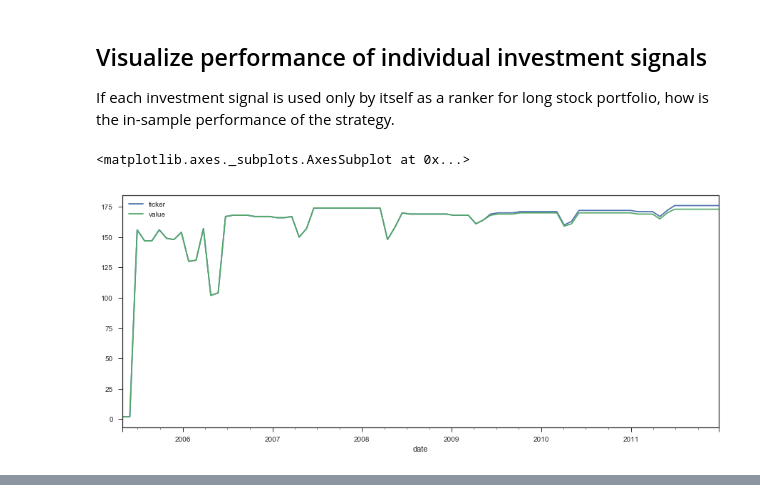
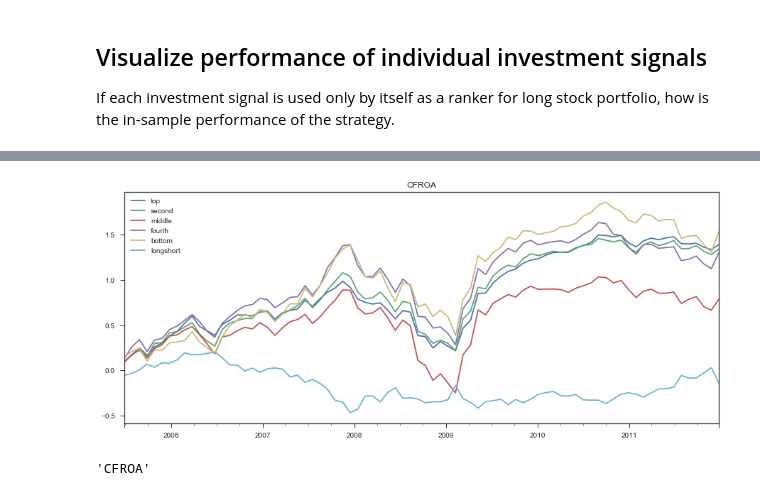
Before and after one commit to SiluPanda/capstone, a Jupyter notebook: CapstoneProject.ipynb, the cells around one changed output, grey strips where cells are left out. Saved outputs shown, nothing was run; the diff lists cells and outputs as text; code cells hidden in the pictures.

```diff
--- a/CapstoneProject.ipynb
+++ b/CapstoneProject.ipynb
@@ -254,7 +284,7 @@ def createTrainingAndTestSet(dfn,prc):
 # %%
 %%time
 #Call the function defined above to get training and test sets
-X_train,y_train, X_test,y_test = createTrainingAndTestSet(dfn,prc)
+X_train,y_train, X_test,y_test = createTrainingAndTestSet(dfn,prc,False)
 # %% [output]
 earnings_release_dates.csv found, loading from it.
 If you want to download from NSE, delete this file
@@ -304,19 +350,38 @@ feature_desription.groupby('category').apply(lambda x:x[-3:-1]).drop('category',
 # %% [markdown]
 ## Visualize performance of individual investment signals
 If each investment signal is used only by itself as a ranker for long stock portfolio, how is the in-sample performance of the strategy.
-# %%
-X = X_train
-y = y_train
-
-important_features = pd.DataFrame(X.feature.unique(),columns = ['feature']).merge(feature_desription, how = 'inner')
-important_features = important_features[important_features.priorImportance == 2]
-
-pe = X[X.feature == 'PE'].copy()
-
-#Lets use consolidated where available else standalone
-pe['value'] = np.where(pe['consolidated'].isnull(),pe['standalone'],pe['standalone'])
-pe = pe[['date','ticker','value']]
-pe.groupby('date').count().plot()
-# %% [output]
-<matplotlib.axes._subplots.AxesSubplot at 0x...>
-[figure, removed]
+# %%
+%%time
+X = X_train
+y = y_train
+
+min_values_in_ranker = 25
+
+important_features = pd.DataFrame(X.feature.unique(),columns = ['feature']).merge(feature_desription, how = 'inner')
+important_features = important_features[important_features.priorImportance == 2]
+important_features = important_features.reset_index()
+
+ranker = X[X.feature == important_features.feature[1]].copy()
+#Lets use consolidated where available else standalone
+ranker['ranker'] = np.where(ranker['consolidated'].isnull(),ranker['standalone'],ranker['standalone'])
+ranker = ranker[['date','ticker','ranker']]
+def quintile_portfolios(y,ranker):
+    y = pd.merge(y,ranker, how='left')
+    ranker_values_by_date = y.groupby('date')['ranker'].count()
+    dates_with_very_few_rankers = ranker_values_by_date[ranker_values_by_date < min_values_in_ranker].index
+    y = y[~y.date.isin(dates_with_very_few_rankers)]
+    port = pd.DataFrame(np.full(([len(y.date.unique()),6]),np.nan),
+                              columns = ['top','second','middle','fourth','bottom','longshort'],index=y.date.unique())
+    for date,dy in y.groupby('date'):
+        q = np.nanpercentile(dy.ranker,[20,40,60,80])
+        port.loc[date,['top']]    = dy.loc[(dy.ranker > q[3]),['return']].mean().values
+        port.loc[date,['second']] = dy.loc[(dy.ranker > q[2]) & (dy.ranker <= q[3]),['return']].mean().values
+        port.loc[date,['middle']] = dy.loc[(dy.ranker > q[1]) & (dy.ranker <= q[2]),['return']].mean().values
+        port.loc[date,['fourth']] = dy.loc[(dy.ranker > q[0]) & (dy.ranker <= q[1]),['return']].mean().values
+        port.loc[date,['bottom']] = dy.loc[(dy.ranker < q[0]),['return']].mean().values
+        port.loc[date,['longshort']] = port.loc[date,['top']].values - port.loc[date,['bottom']].values
+    return port.cumsum()
+portfolios = quintile_portfolios(y,ranker)
+portfolios.plot()
+plt.title(important_features.feature[0])
+# %% [output]
@@ -322,0 +389,5 @@ pe.groupby('date').count().plot()
+[figure, added]
+# %%
+important_features.reset_index().loc[0,'feature']
+# %% [output]
+'CFROA'
```
Also changed, not shown: parts of 10 cells of this notebook.
